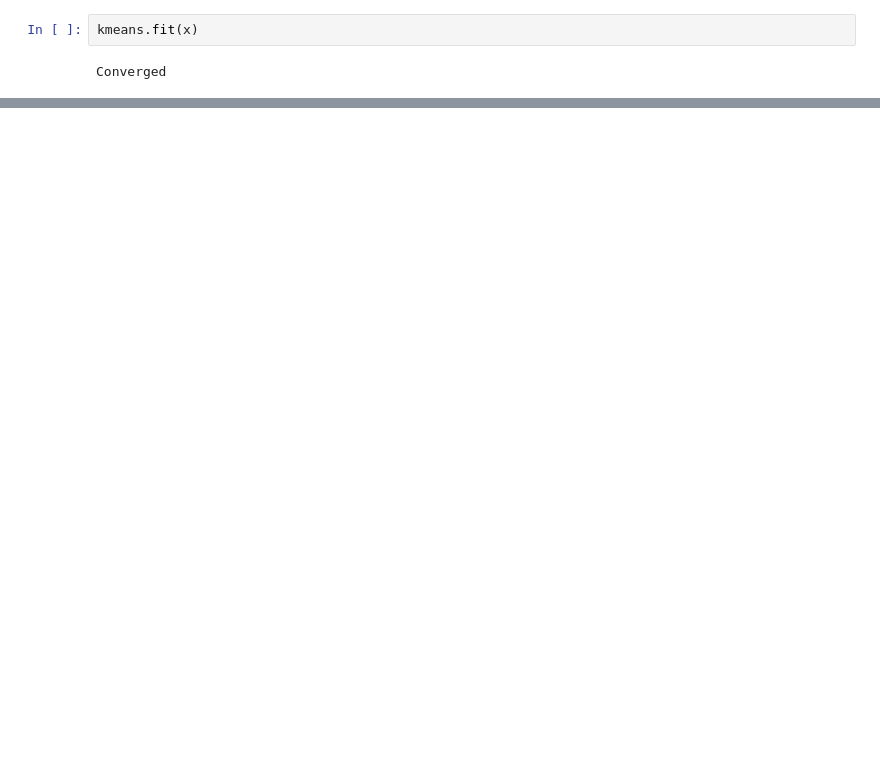
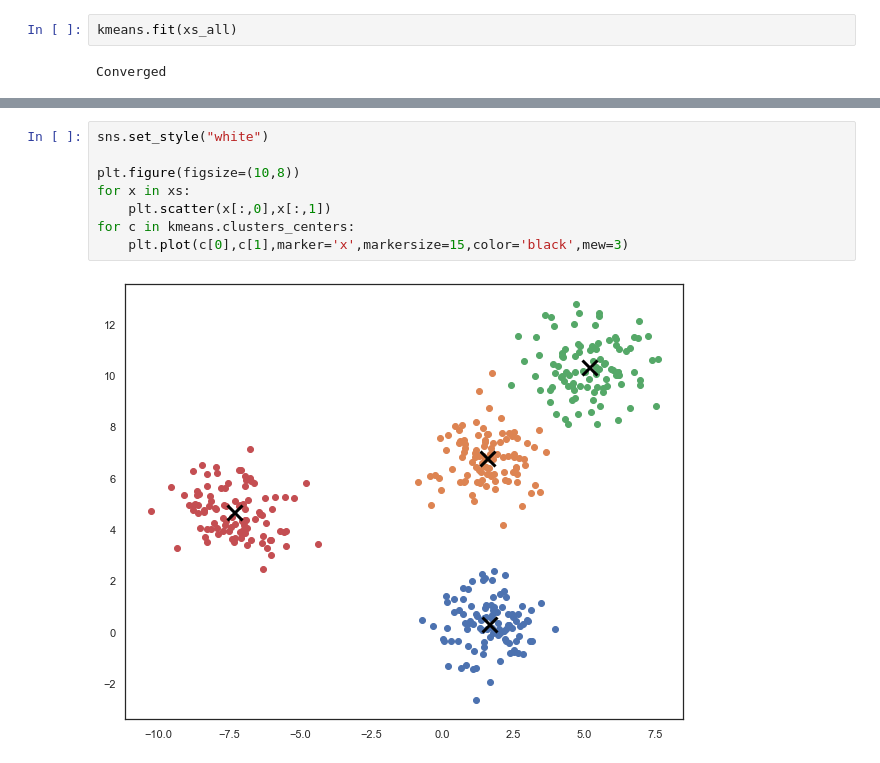
Before and after one commit to joaomvg/machine-learning-algorithms, a Jupyter notebook: Kmeans.ipynb, the cells around one changed output, grey strips where cells are left out. Saved outputs shown, nothing was run; the diff lists cells and outputs as text; blank space fills up the shorter version.

```diff
--- a/Kmeans.ipynb
+++ b/Kmeans.ipynb
@@ -65,4 +85,4 @@ kmeans=Kmeans(5,0.001)
 # %%
-kmeans.fit(x)
+kmeans.fit(xs_all)
 # %% [output]
 Converged
@@ -68,0 +96,10 @@ Converged
+# %%
+sns.set_style("white")
+
+plt.figure(figsize=(10,8))
+for x in xs:
+    plt.scatter(x[:,0],x[:,1])
+for c in kmeans.clusters_centers:
+    plt.plot(c[0],c[1],marker='x',markersize=15,color='black',mew=3)
+# %% [output]
+[figure, added]
```
Also changed, not shown: parts of 12 cells of this notebook.
